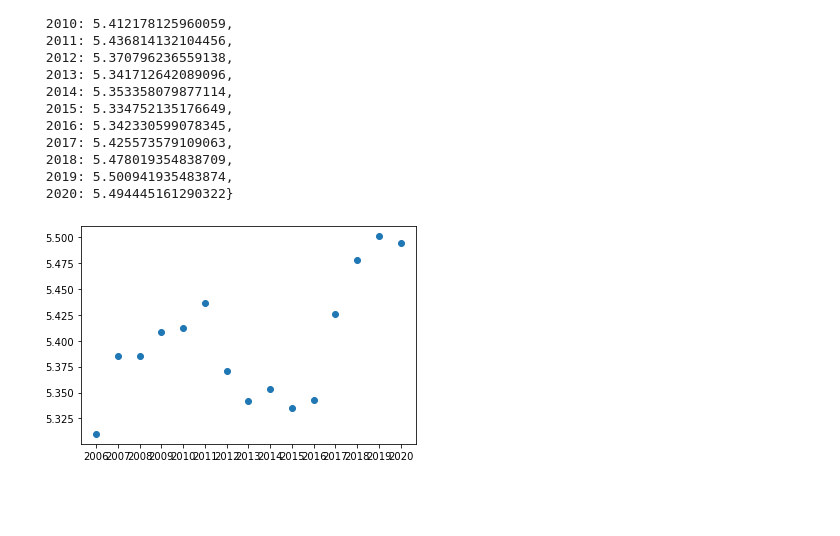
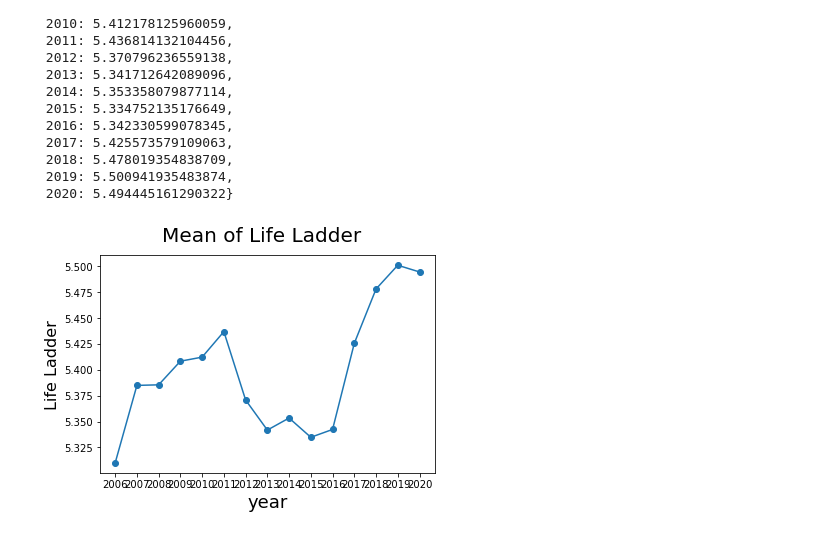
Before and after one commit to winggo12/DataAnalysis-WorldHappinessIndex, a Jupyter notebook: TimeSeries/TimeSeriesAnalysis.ipynb, the cells around one changed output. Drawn from its saved outputs; the diff is of its cells as text; code cells hidden in the pictures; blank space fills up the shorter version.

```diff
--- a/TimeSeries/TimeSeriesAnalysis.ipynb
+++ b/TimeSeries/TimeSeriesAnalysis.ipynb
@@ -58,8 +58,14 @@ avg_dict
  2019: 5.500941935483874,
  2020: 5.494445161290322}
 # %%
+##
+fig = plt.figure()
+fig.suptitle('Mean of Life Ladder', fontsize=20)
+plt.xlabel('year', fontsize=18)
+plt.ylabel('Life Ladder', fontsize=16)
 plt.scatter(range(len(avg_dict)), list(avg_dict.values()))
+plt.plot(range(len(avg_dict)), list(avg_dict.values()))
 plt.xticks(range(len(avg_dict)), list(avg_dict.keys()))
 plt.show()
 # %% [output]
-[figure, old version]
+[figure, new version]
```
Also changed, not shown: parts of 6 cells of this notebook, 2 other files.
